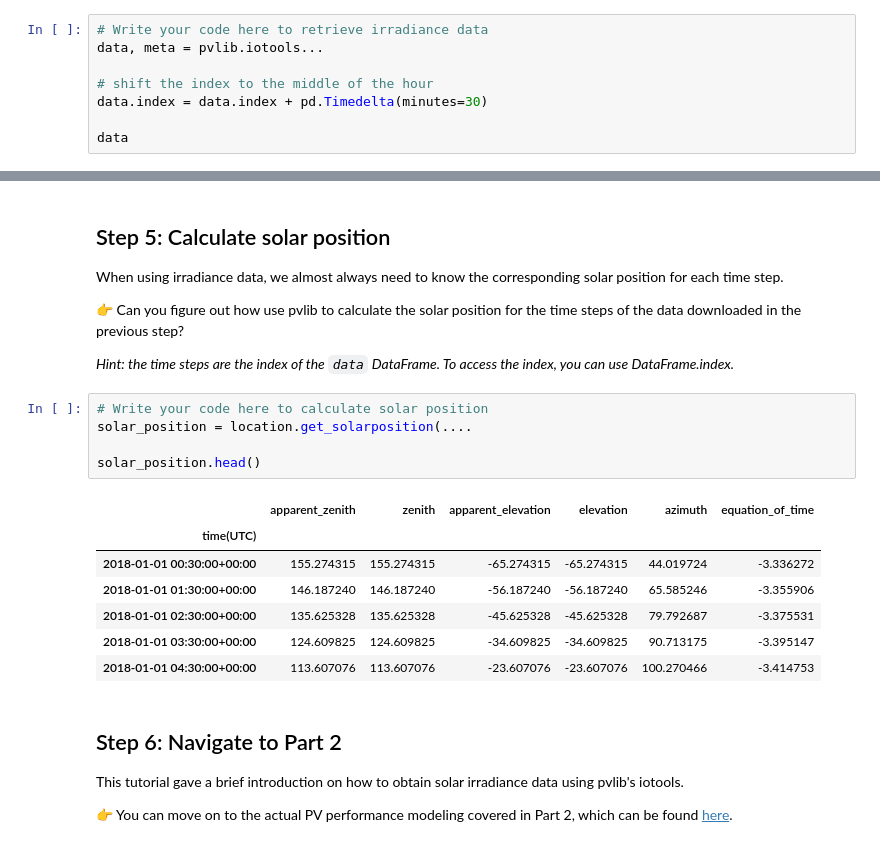
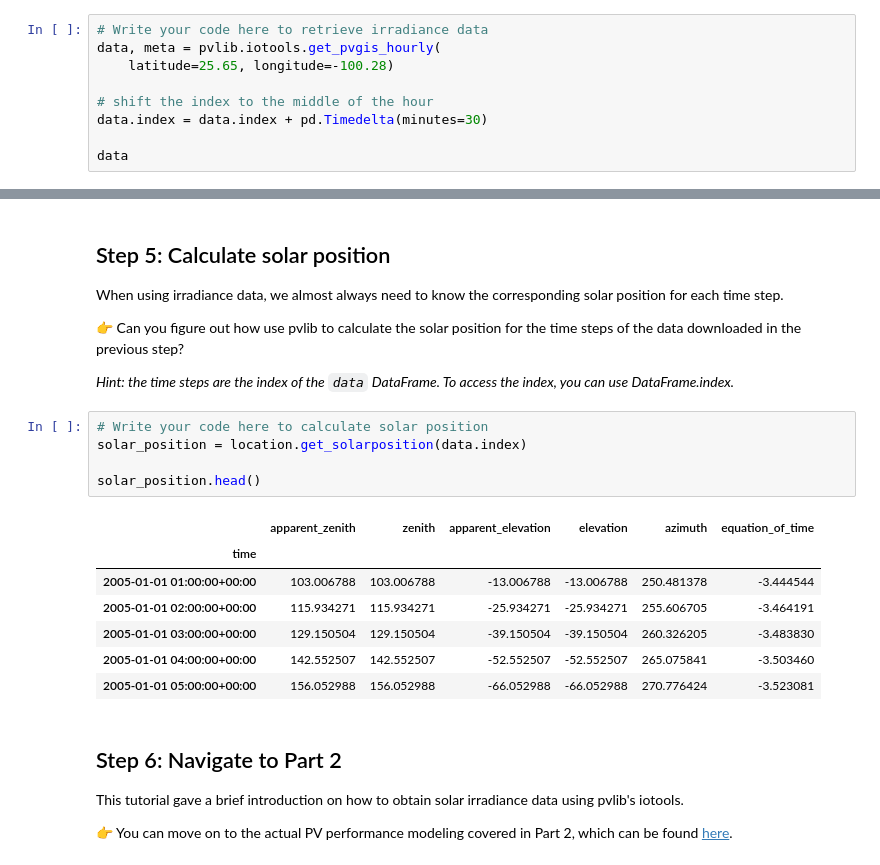
Before and after one commit to PV-Tutorials/2026_pvlib_tec_de_monterrey, a Jupyter notebook: pvlib-introduction-part-1.ipynb, the cells around one changed output, grey strips where cells are left out. Saved outputs shown, nothing was run; the diff lists cells and outputs as text.

```diff
--- a/pvlib-introduction-part-1.ipynb
+++ b/pvlib-introduction-part-1.ipynb
@@ -71,7 +86,8 @@ In this tutorial, we will retrieve TMY irradiance data from PVGIS. The relevant
 *Hint:* To calculate the solar position correctly, you need to shift the index to be in the middle of the period. The data is labeled by the left edge (start of interval).
 # %%
 # Write your code here to retrieve irradiance data
-data, meta = pvlib.iotools...
+data, meta = pvlib.iotools.get_pvgis_hourly(
+    latitude=25.65, longitude=-100.28)
 
 # shift the index to the middle of the hour
 data.index = data.index + pd.Timedelta(minutes=30)
@@ -91,17 +122,17 @@ When using irradiance data, we almost always need to know the corresponding sola
 *Hint: the time steps are the index of the ``data`` DataFrame. To access the index, you can use DataFrame.index.*
 # %%
 # Write your code here to calculate solar position
-solar_position = location.get_solarposition(....
+solar_position = location.get_solarposition(data.index)
 
 solar_position.head()
 # %% [output]
 |  | apparent_zenith | zenith | apparent_elevation | elevation | azimuth | equation_of_time |
-| time(UTC) |  |  |  |  |  |  |
-| 2018-01-01 00:30:00+00:00 | 155.274315 | 155.274315 | -65.274315 | -65.274315 | 44.019724 | -3.336272 |
-| 2018-01-01 01:30:00+00:00 | 146.187240 | 146.187240 | -56.187240 | -56.187240 | 65.585246 | -3.355906 |
-| 2018-01-01 02:30:00+00:00 | 135.625328 | 135.625328 | -45.625328 | -45.625328 | 79.792687 | -3.375531 |
-| 2018-01-01 03:30:00+00:00 | 124.609825 | 124.609825 | -34.609825 | -34.609825 | 90.713175 | -3.395147 |
-| 2018-01-01 04:30:00+00:00 | 113.607076 | 113.607076 | -23.607076 | -23.607076 | 100.270466 | -3.414753 |
+| time |  |  |  |  |  |  |
+| 2005-01-01 01:00:00+00:00 | 103.006788 | 103.006788 | -13.006788 | -13.006788 | 250.481378 | -3.444544 |
+| 2005-01-01 02:00:00+00:00 | 115.934271 | 115.934271 | -25.934271 | -25.934271 | 255.606705 | -3.464191 |
+| 2005-01-01 03:00:00+00:00 | 129.150504 | 129.150504 | -39.150504 | -39.150504 | 260.326205 | -3.483830 |
+| 2005-01-01 04:00:00+00:00 | 142.552507 | 142.552507 | -52.552507 | -52.552507 | 265.075841 | -3.503460 |
+| 2005-01-01 05:00:00+00:00 | 156.052988 | 156.052988 | -66.052988 | -66.052988 | 270.776424 | -3.523081 |
 # %% [markdown]
 ## Step 6: Navigate to Part 2
 This tutorial gave a brief introduction on how to obtain solar irradiance data using pvlib's iotools.
```
Also changed, not shown: parts of 3 cells of this notebook, 1 other file.
